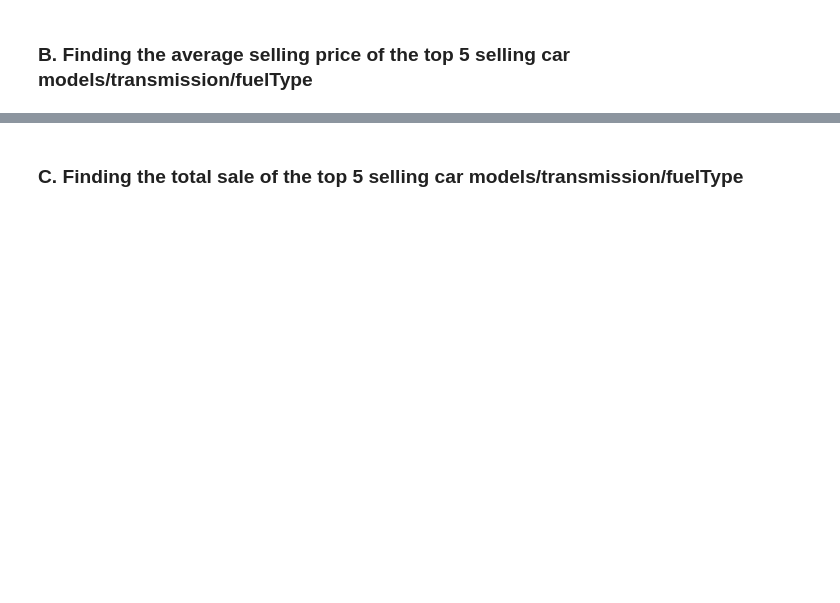
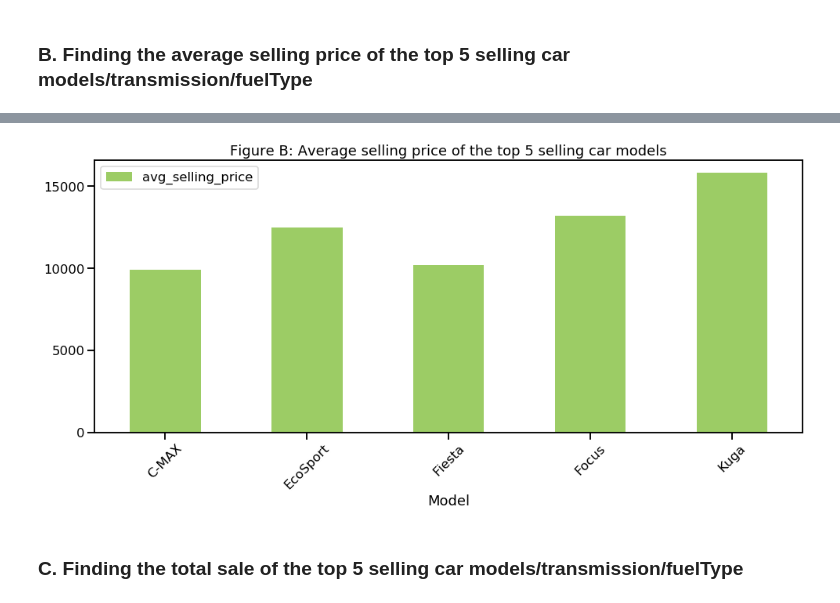
Before and after one commit to nabilatajrin/bmw-used-car-analysis, a Jupyter notebook: ford_used_car_EDA.ipynb, the cells around one changed output, grey strips where cells are left out. Saved outputs shown, nothing was run; the diff lists cells and outputs as text; code cells hidden in the pictures; blank space fills up the shorter version.

```diff
--- a/ford_used_car_EDA.ipynb
+++ b/ford_used_car_EDA.ipynb
@@ -586,0 +514,5 @@ plt.show()
+# %%
+df_B = pd.DataFrame({'Model':['C-MAX','EcoSport','Fiesta','Focus','Kuga'],
+                     'avg_selling_price':[9914.567219,12499.268591,10196.862569,13185.882956,15823.472360]})
+
+display(df_B)
@@ -587,2 +526,10 @@ plt.show()
+# %%
+df_B.plot(kind='bar', x='Model', title='Figure B: Average selling price of the top 5 selling car models',
+          color = '#9CCC65', rot = 45, figsize= (14,7), yticks = np.arange(0,16000,5000))
+
+plt.tight_layout()
+plt.show()
+# %% [output]
+[figure, added]
 # %% [markdown]
 ### C. Finding the total sale of the top 5 selling car models/transmission/fuelType
```
Also changed, not shown: parts of 22 cells of this notebook.
